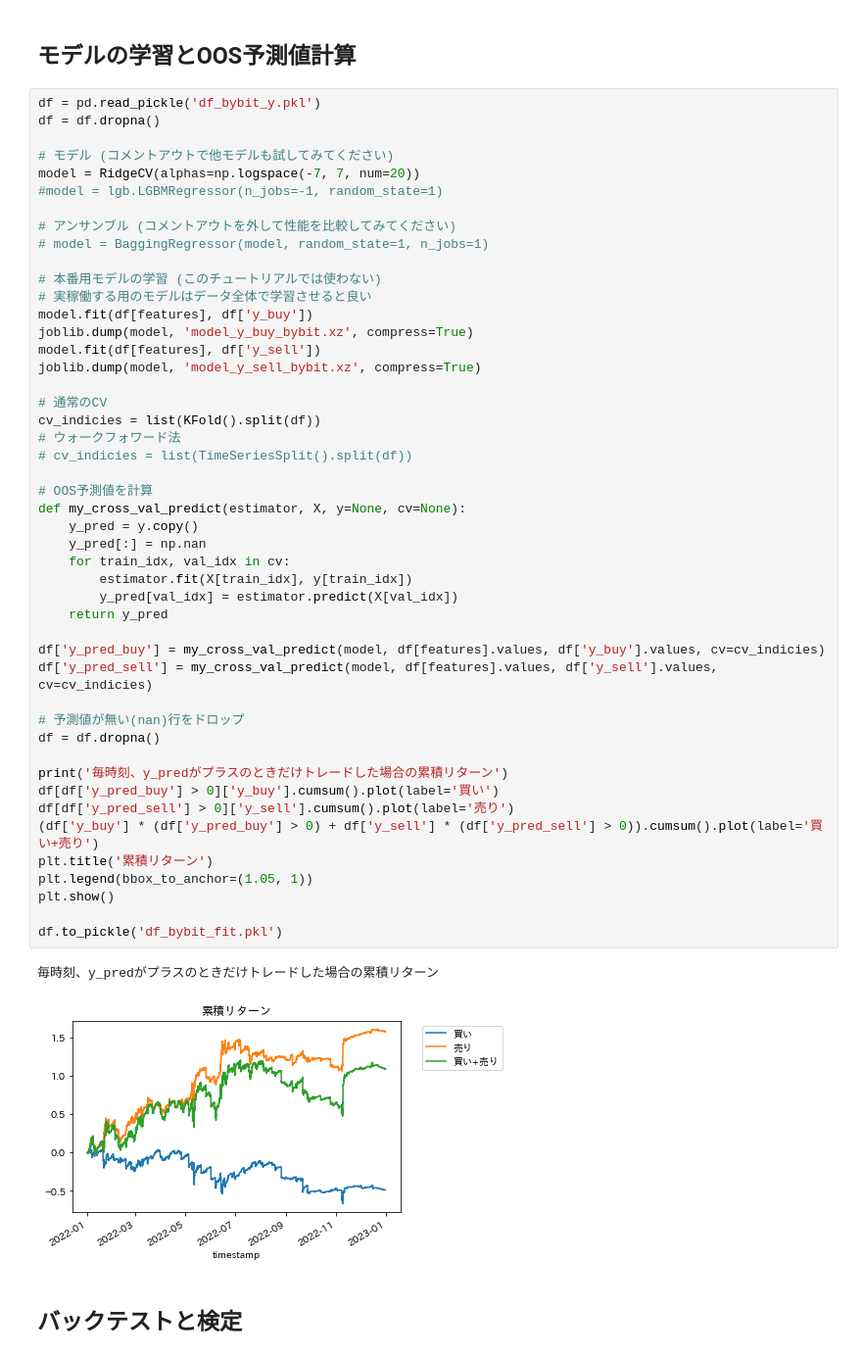
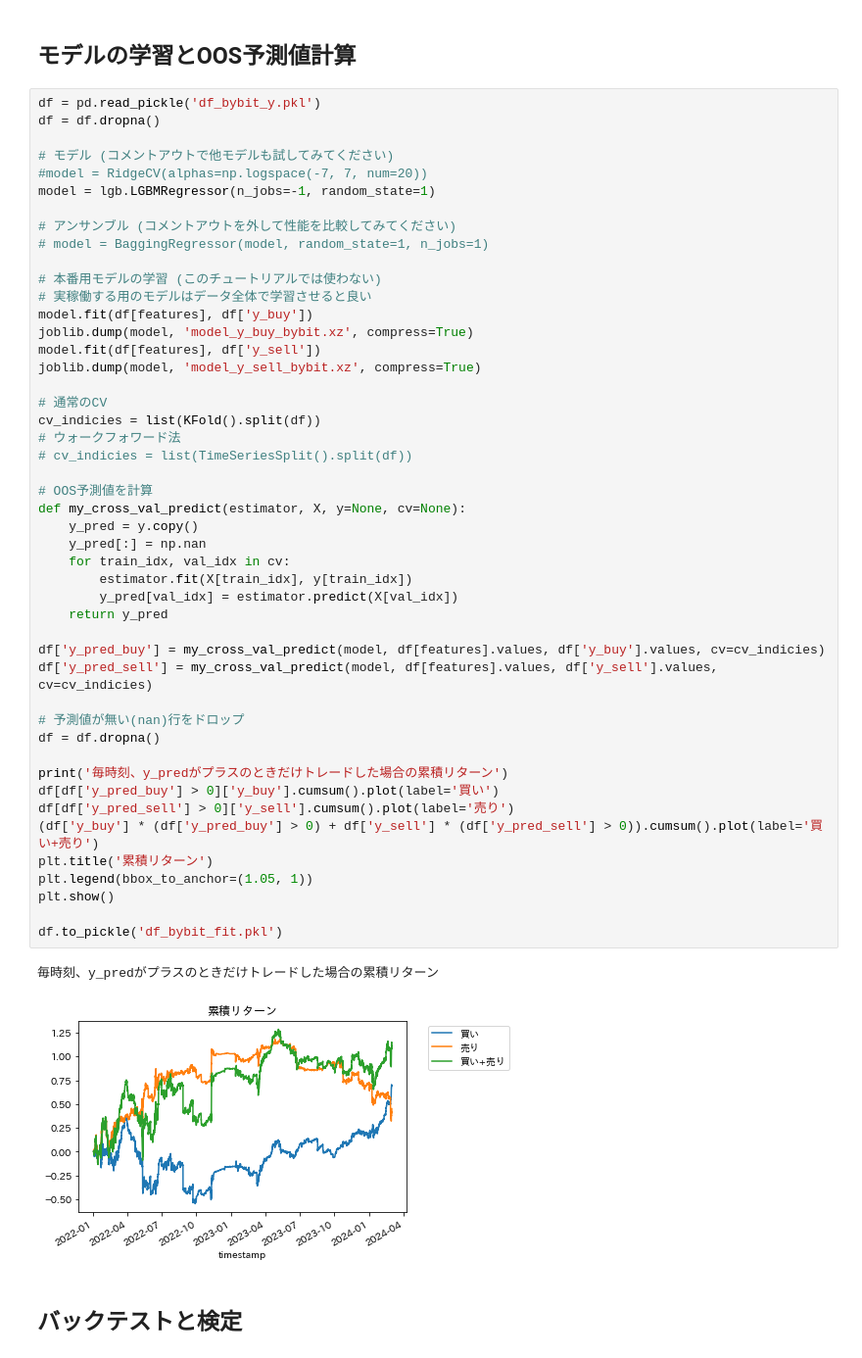
Before and after one commit to fuji-pon/mlbot_tutorial, a Jupyter notebook: work/tutorial-bybit.ipynb, the cells around one changed output. Shown at 98% size. Drawn from its saved outputs; the diff is of its cells as text.

```diff
--- a/work/tutorial-bybit.ipynb
+++ b/work/tutorial-bybit.ipynb
@@ -383,8 +414,8 @@ df = pd.read_pickle('df_bybit_y.pkl')
 df = df.dropna()
 
 # モデル (コメントアウトで他モデルも試してみてください)
-model = RidgeCV(alphas=np.logspace(-7, 7, num=20))
-#model = lgb.LGBMRegressor(n_jobs=-1, random_state=1)
+#model = RidgeCV(alphas=np.logspace(-7, 7, num=20))
+model = lgb.LGBMRegressor(n_jobs=-1, random_state=1)
 
 # アンサンブル (コメントアウトを外して性能を比較してみてください)
 # model = BaggingRegressor(model, random_state=1, n_jobs=1)
@@ -400,34 +431,34 @@ joblib.dump(model, 'model_y_sell_bybit.xz', compress=True)
 cv_indicies = list(KFold().split(df))
 # ウォークフォワード法
 # cv_indicies = list(TimeSeriesSplit().split(df))
 
 # OOS予測値を計算
 def my_cross_val_predict(estimator, X, y=None, cv=None):
     y_pred = y.copy()
     y_pred[:] = np.nan
     for train_idx, val_idx in cv:
         estimator.fit(X[train_idx], y[train_idx])
         y_pred[val_idx] = estimator.predict(X[val_idx])
     return y_pred
 
 df['y_pred_buy'] = my_cross_val_predict(model, df[features].values, df['y_buy'].values, cv=cv_indicies)
 df['y_pred_sell'] = my_cross_val_predict(model, df[features].values, df['y_sell'].values, cv=cv_indicies)
 
 # 予測値が無い(nan)行をドロップ
 df = df.dropna()
 
 print('毎時刻、y_predがプラスのときだけトレードした場合の累積リターン')
 df[df['y_pred_buy'] > 0]['y_buy'].cumsum().plot(label='買い')
 df[df['y_pred_sell'] > 0]['y_sell'].cumsum().plot(label='売り')
 (df['y_buy'] * (df['y_pred_buy'] > 0) + df['y_sell'] * (df['y_pred_sell'] > 0)).cumsum().plot(label='買い+売り')
 plt.title('累積リターン')
 plt.legend(bbox_to_anchor=(1.05, 1))
 plt.show()
 
 df.to_pickle('df_bybit_fit.pkl')
 # %% [output]
 毎時刻、y_predがプラスのときだけトレードした場合の累積リターン
-[figure, old version]
+[figure, new version]
 # %% [markdown]
 ## バックテストと検定
 # %%
```
Also changed, not shown: parts of 8 cells of this notebook, 2 other files.
